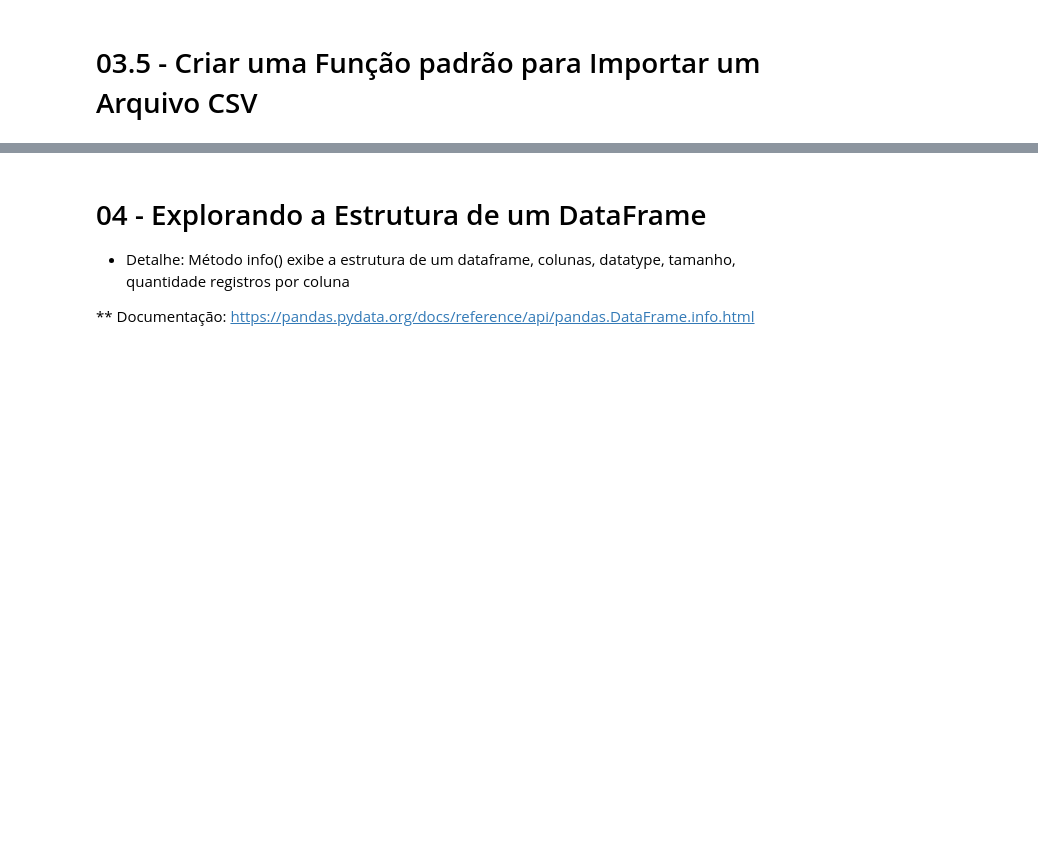
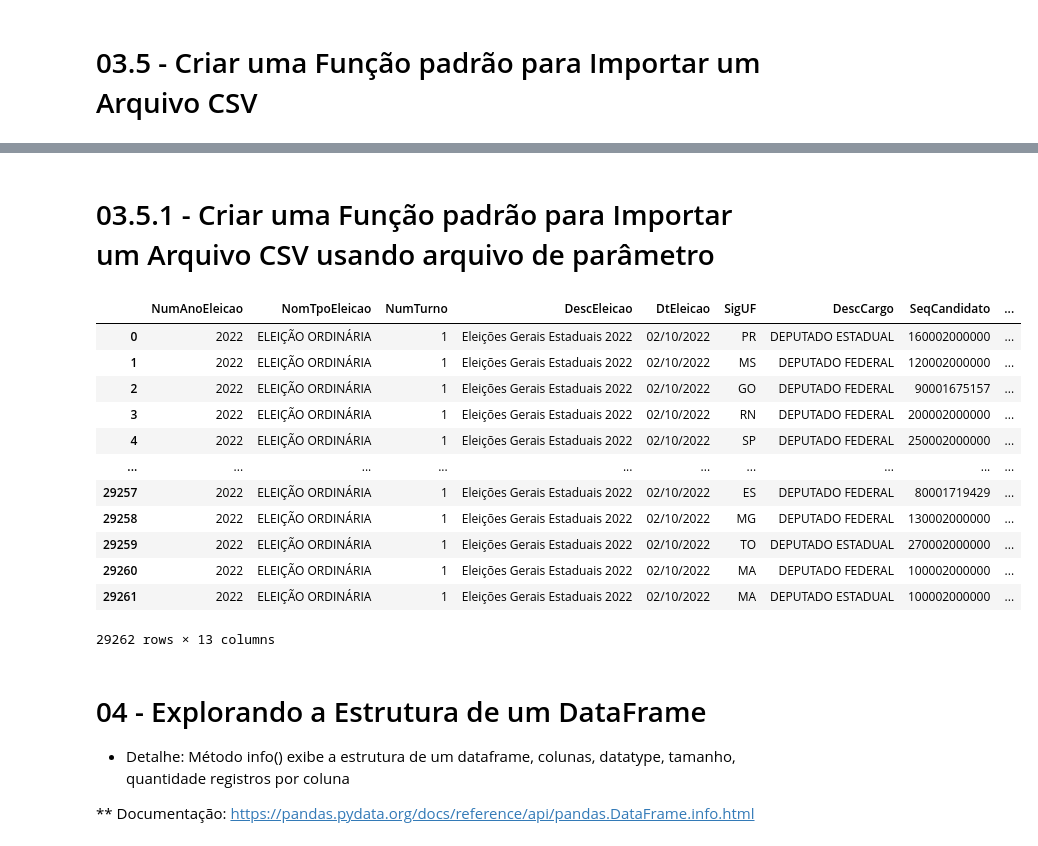
Before and after one commit to dbaassists/Python, a Jupyter notebook: ProjetoPythonKB/Projeto KB Python.ipynb, the cells around one changed output, grey strips where cells are left out. Cells and saved outputs as stored; diff of their text form; code cells hidden in the pictures; blank space fills up the shorter version.

```diff
--- a/ProjetoPythonKB/Projeto KB Python.ipynb
+++ b/ProjetoPythonKB/Projeto KB Python.ipynb
@@ -218,3 +283,58 @@ dfCandidatos = pd.read_csv(arquivoCSV
+# %% [markdown]
+# 03.5.1 - Criar uma Função padrão para Importar um Arquivo CSV usando arquivo de parâmetro
+# %%
+paramJson = "..\ProjetoPythonKB\\config\config.json"
+file = open(paramJson)
+dfJson = json.load(file)
+
+def montaCampos(colunas):
+
+    vcolunas = []
+    vcolunasDataType = {}
+    vvalor = 'str'
+
+    for indlistaCampos in colunas.split(sep=','):
+        if indlistaCampos != ',':
+            vcolunas.append(indlistaCampos.strip())
+
+    for itemChave in range(len(vcolunas)):
+        vcolunasDataType[vcolunas[itemChave]] = vvalor
+
+    return vcolunas, vcolunasDataType
+
+
+colunas = dfJson['Candidato']['colunas']
+usecols = dfJson['Candidato']['usecols']
+sep = dfJson['Candidato']['sep']
+encoding = dfJson['Candidato']['encoding']
+vcolunas,vcolunasDataType = montaCampos(colunas)
+
+arquivoCSV = '..\ProjetoPythonKB\Dados\Candidato\consulta_cand_2022_BRASIL.csv'
+
+df = pd.read_csv(arquivoCSV
+                                , sep=sep
+                                ,encoding=encoding
+                                ,usecols=[2,4,5,7,8,10,14,15,18,27,28,48,50]
+                                ,names=vcolunas
+                                ,dtype=vcolunasDataType
+                                ,header=0)
+
+
+df
+# %% [output]
+|  | NumAnoEleicao | NomTpoEleicao | NumTurno | DescEleicao | DtEleicao | SigUF | DescCargo | SeqCandidato | ... |
+| 0 | 2022 | ELEIÇÃO ORDINÁRIA | 1 | Eleições Gerais Estaduais 2022 | 02/10/2022 | PR | DEPUTADO ESTADUAL | 160002000000 | ... |
+| 1 | 2022 | ELEIÇÃO ORDINÁRIA | 1 | Eleições Gerais Estaduais 2022 | 02/10/2022 | MS | DEPUTADO FEDERAL | 120002000000 | ... |
+| 2 | 2022 | ELEIÇÃO ORDINÁRIA | 1 | Eleições Gerais Estaduais 2022 | 02/10/2022 | GO | DEPUTADO FEDERAL | 90001675157 | ... |
+| 3 | 2022 | ELEIÇÃO ORDINÁRIA | 1 | Eleições Gerais Estaduais 2022 | 02/10/2022 | RN | DEPUTADO FEDERAL | 200002000000 | ... |
+| 4 | 2022 | ELEIÇÃO ORDINÁRIA | 1 | Eleições Gerais Estaduais 2022 | 02/10/2022 | SP | DEPUTADO FEDERAL | 250002000000 | ... |
+| ... | ... | ... | ... | ... | ... | ... | ... | ... | ... |
+| 29257 | 2022 | ELEIÇÃO ORDINÁRIA | 1 | Eleições Gerais Estaduais 2022 | 02/10/2022 | ES | DEPUTADO FEDERAL | 80001719429 | ... |
+| 29258 | 2022 | ELEIÇÃO ORDINÁRIA | 1 | Eleições Gerais Estaduais 2022 | 02/10/2022 | MG | DEPUTADO FEDERAL | 130002000000 | ... |
+| 29259 | 2022 | ELEIÇÃO ORDINÁRIA | 1 | Eleições Gerais Estaduais 2022 | 02/10/2022 | TO | DEPUTADO ESTADUAL | 270002000000 | ... |
+| 29260 | 2022 | ELEIÇÃO ORDINÁRIA | 1 | Eleições Gerais Estaduais 2022 | 02/10/2022 | MA | DEPUTADO FEDERAL | 100002000000 | ... |
+| 29261 | 2022 | ELEIÇÃO ORDINÁRIA | 1 | Eleições Gerais Estaduais 2022 | 02/10/2022 | MA | DEPUTADO ESTADUAL | 100002000000 | ... |
+29262 rows × 13 columns
 # %% [markdown]
 # 04 - Explorando a Estrutura de um DataFrame
 * Detalhe: Método info() exibe a estrutura de um dataframe, colunas, datatype, tamanho, quantidade registros por coluna
```
Also changed, not shown: parts of 6 cells of this notebook, 1 other file.
